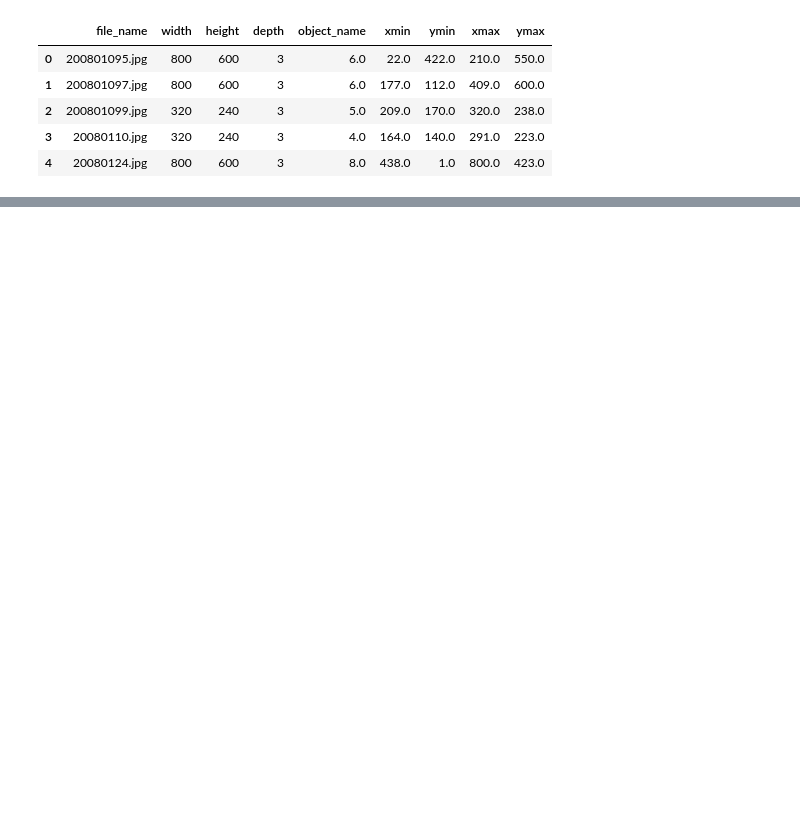
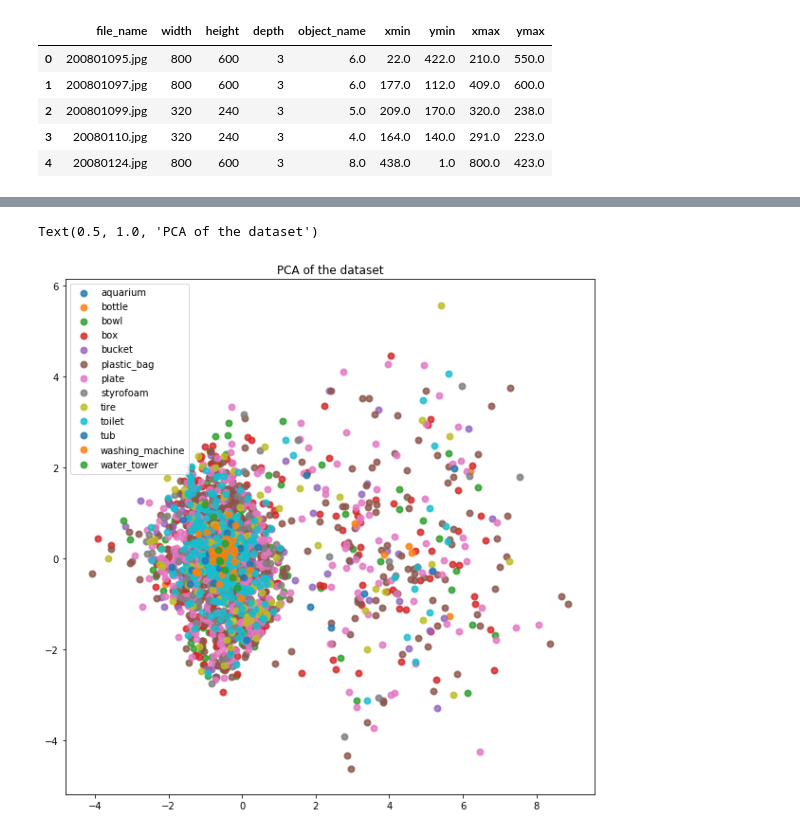
Before and after one commit to ChongMingWei/ICIP_Dengue_fever, a Jupyter notebook: DataAnalysis.ipynb, the cells around one changed output, grey strips where cells are left out. Saved outputs shown, nothing was run; the diff lists cells and outputs as text; code cells hidden in the pictures; blank space fills up the shorter version.

```diff
--- a/DataAnalysis.ipynb
+++ b/DataAnalysis.ipynb
@@ -74,0 +129,3 @@ train_data.head()
+# %%
+y = train_data['object_name'].values
+y
@@ -74,0 +176,16 @@ train_data.head()
+# %%
+labels = ["aquarium", "bottle", "bowl", "box", "bucket",
+          "plastic_bag", "plate", "styrofoam", "tire",
+          "toilet", "tub", "washing_machine", "water_tower"]
+colors = ['navy', 'turquoise', 'darkorange', 'g', 'r', 'c', 'm', 'y', 'k', 'w', 'coral', 'olive', 'teal']
+
+
+plt.figure(figsize=(10, 10))
+for color, i, la in zip(colors, range(13), labels):
+    plt.scatter(arr_pca[y == i, 0], arr_pca[y == i, 1], alpha=.8, lw=2,
+                label=la)
+plt.legend(loc='best', shadow=False, scatterpoints=1)
+plt.title('PCA of the dataset')
+# %% [output]
+Text(0.5, 1.0, 'PCA of the dataset')
+[figure, added]
```
Also changed, not shown: parts of 13 cells of this notebook, 1 other file.
